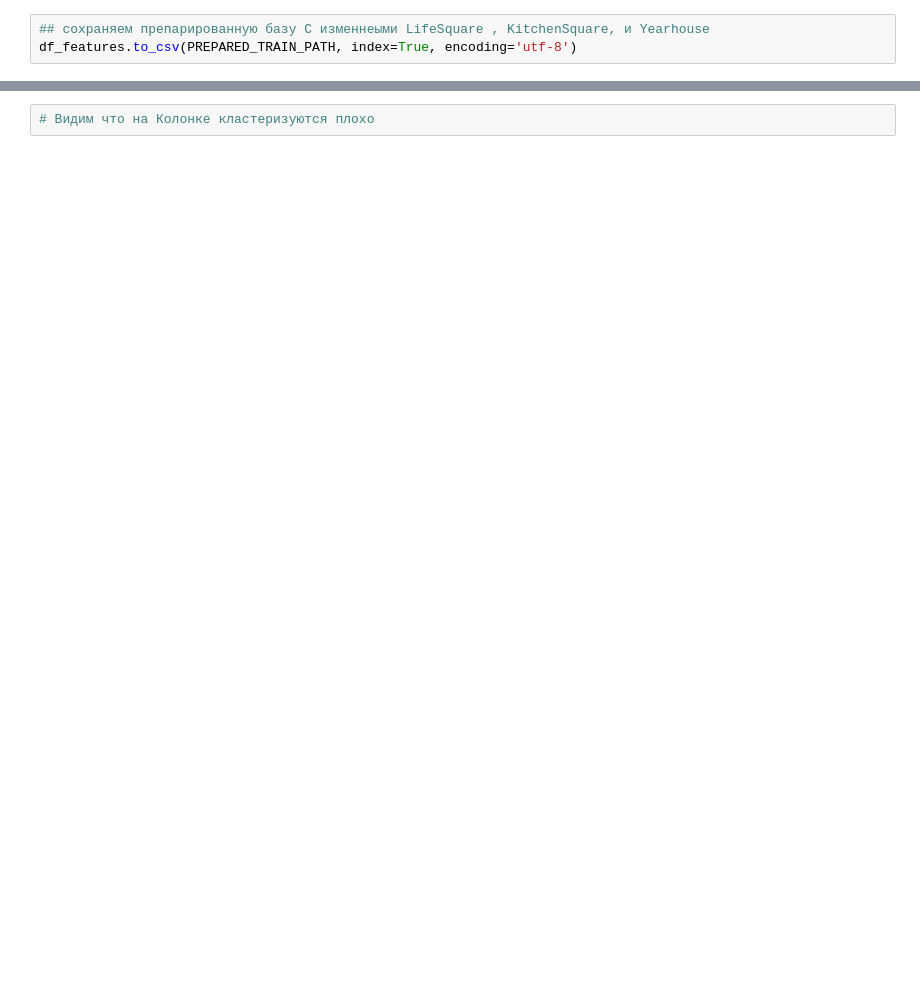
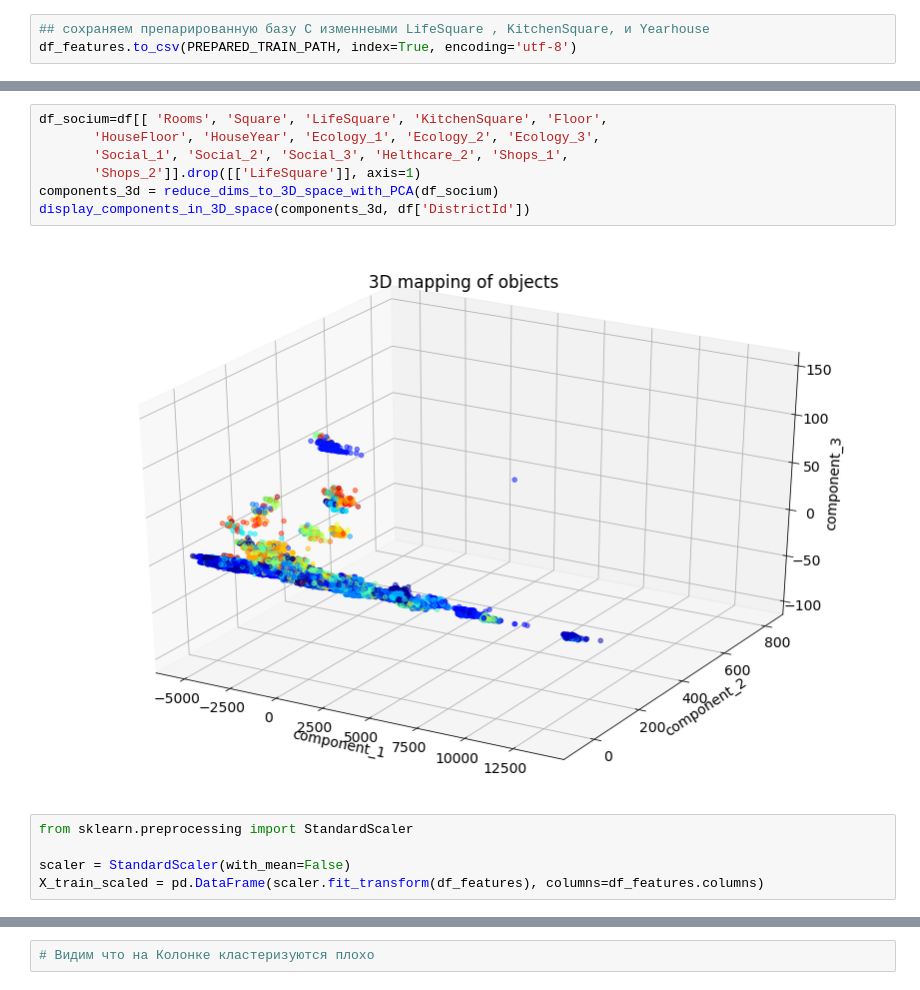
Before and after one commit to vadimsachkov/PYTHON-for-DATA-SCIENCE, a Jupyter notebook: KURSOVAYA/v8/Kursovaya_v8.ipynb, the cells around one changed output, grey strips where cells are left out. Drawn from its saved outputs; the diff is of its cells as text; blank space fills up the shorter version.

```diff
--- a/KURSOVAYA/v8/Kursovaya_v8.ipynb
+++ b/KURSOVAYA/v8/Kursovaya_v8.ipynb
@@ -896,0 +893,14 @@ display_components_in_2D_space(components_2d, df['Price'])
+# %%
+df_socium=df[[ 'Rooms', 'Square', 'LifeSquare', 'KitchenSquare', 'Floor',
+       'HouseFloor', 'HouseYear', 'Ecology_1', 'Ecology_2', 'Ecology_3',
+       'Social_1', 'Social_2', 'Social_3', 'Helthcare_2', 'Shops_1',
+       'Shops_2']].drop([['LifeSquare']], axis=1)
+components_3d = reduce_dims_to_3D_space_with_PCA(df_socium)
+display_components_in_3D_space(components_3d, df['DistrictId'])
+# %% [output]
+[figure, added]
+# %%
+from sklearn.preprocessing import StandardScaler
+
+scaler = StandardScaler(with_mean=False)
+X_train_scaled = pd.DataFrame(scaler.fit_transform(df_features), columns=df_features.columns)
```
Also changed, not shown: parts of 18 cells of this notebook, 7 other files.
